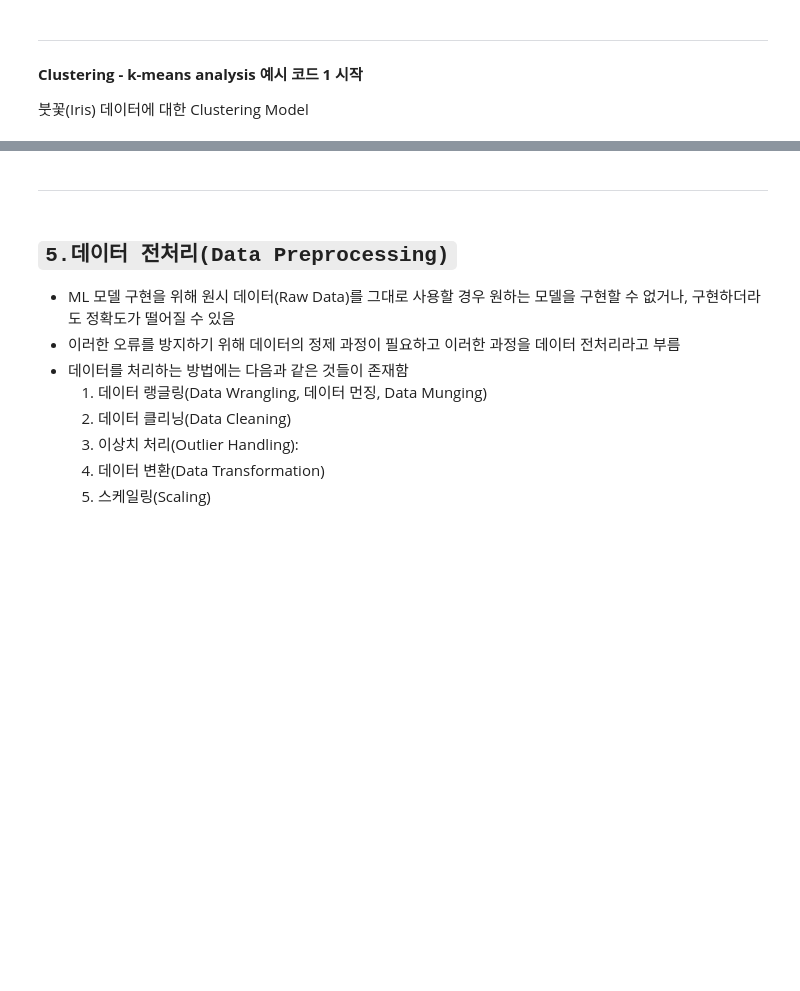
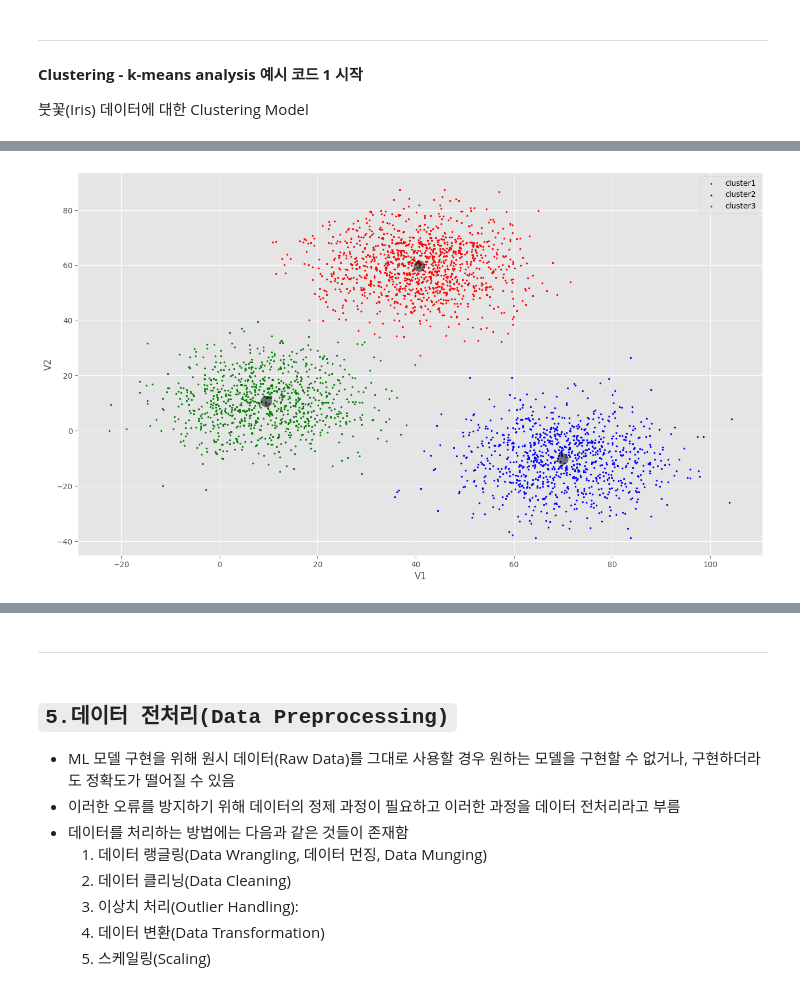
Before and after one commit to imbiotech/skbtML, a Jupyter notebook: k_pda_gmp_w_s.ipynb, the cells around one changed output, grey strips where cells are left out. Drawn from its saved outputs; the diff is of its cells as text; code cells hidden in the pictures; blank space fills up the shorter version.

```diff
--- a/k_pda_gmp_w_s.ipynb
+++ b/k_pda_gmp_w_s.ipynb
@@ -613,0 +858,29 @@ cluster1 = data[model.labels_ == 0]
+# %%
+# 3개의 군집으로 구성하는 것이 적절해 보임
+from sklearn.cluster import KMeans
+
+kmeans = KMeans(n_clusters=3) # K-Means 모델 생성
+kmeans = kmeans.fit(x) # 모델 훈련
+labels = kmeans.predict(x) # 예측 결과를 labels에 저장
+
+# 군집별로 데이터를 분류하여 저장, 시각화하였을 때 군집이 잘 형성되었는지 확인, 군집이 잘 형성되었다면 군집별로 색상이 구분되어야 함
+# 군집이 잘 형성되지 않았다면 색상이 구분되지 않거나 군집이 겹쳐져 있음, 군집이 잘 형성되지 않았다면 군집의 개수를 늘려서 다시 훈련
+ldata = x[labels == 0] # 군집 1, 빨간색
+plt.scatter(ldata[:,0], ldata[:,1], c="red", label="cluster1", s=4) # ldata[:,0]은 x좌표, ldata[:,1]은 y좌표, s는 점의 크기, label은 범례에 표시될 이름, c는 색상
+
+ldata = x[labels == 1] # 군집 2, 파란색
+plt.scatter(ldata[:,0], ldata[:,1], c="blue", label="cluster2", s=4)
+
+ldata = x[labels == 2] # 군집 3, 초록색
+plt.scatter(ldata[:,0], ldata[:,1], c="green", label="cluster3", s=4)
+
+# 군집의 중심점을 표시
+centers = kmeans.cluster_centers_ # 군집의 중심점을 centers에 저장
+plt.scatter(centers[:,0], centers[:,1], c='black', s=200, alpha=0.5) # 군집의 중심점을 산점도로 표시
+
+plt.legend() # 범례 표시
+plt.xlabel('V1') # X축 라벨 표시
+plt.ylabel('V2') # Y축 라벨 표시
+plt.show()
+# %% [output]
+[figure, added]
```
Also changed, not shown: parts of 36 cells of this notebook, 5 other files.
